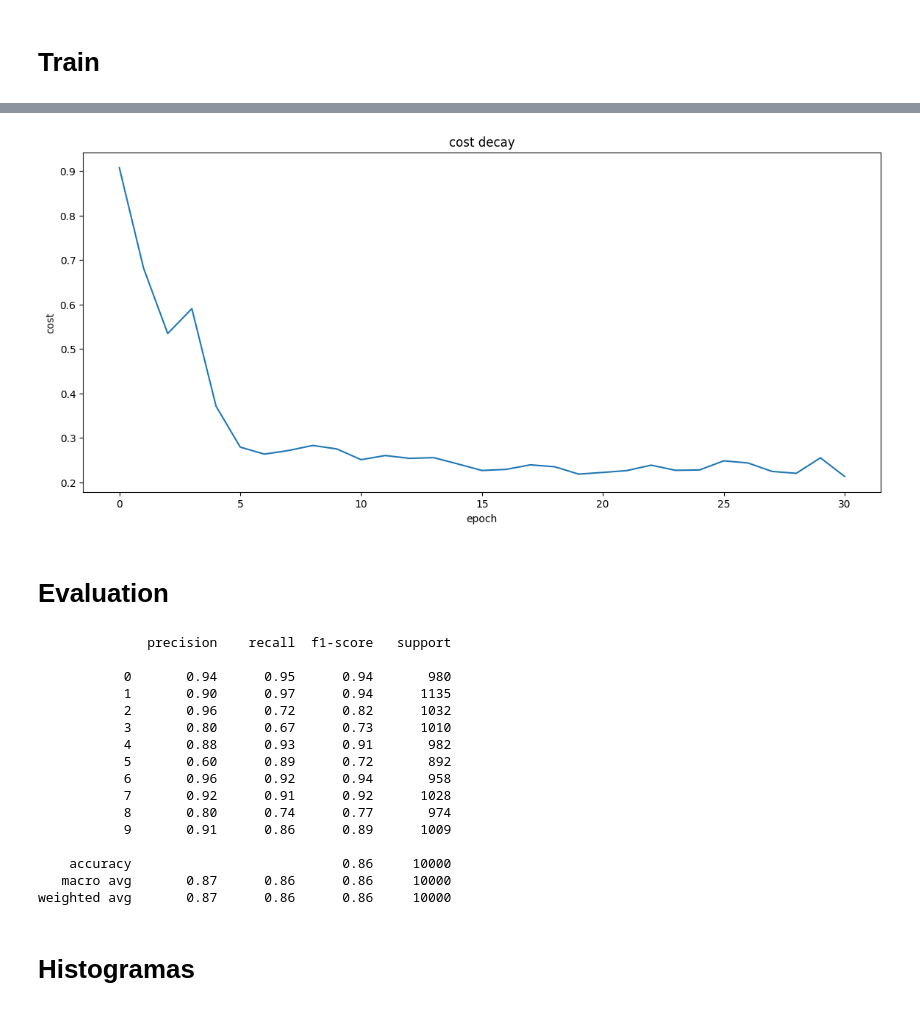
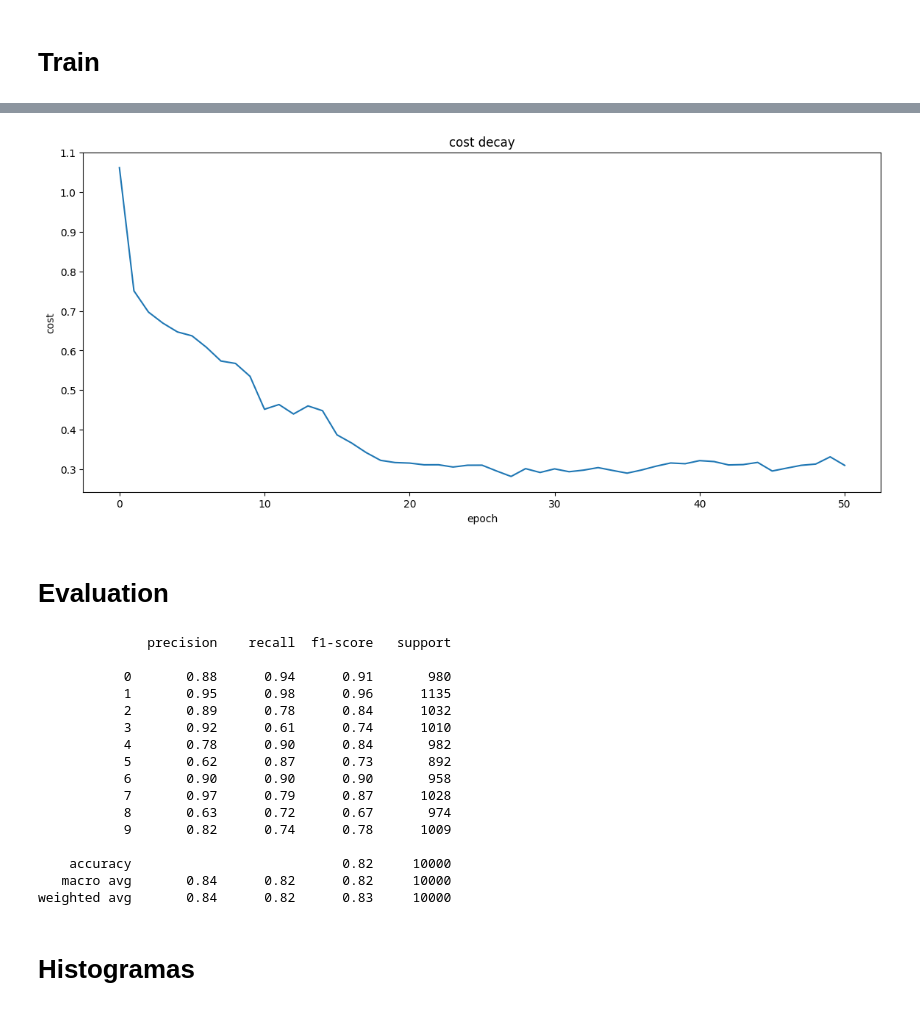
Before and after one commit to Erickllino/Neural_Network, a Jupyter notebook: MNIST.IPYNB, the cells around one changed output, grey strips where cells are left out. Saved outputs shown, nothing was run; the diff lists cells and outputs as text; code cells hidden in the pictures.

```diff
--- a/MNIST.IPYNB
+++ b/MNIST.IPYNB
@@ -87,7 +90,7 @@ def training( N_Epochs, model, loss_fn, opt  ):
 
     loss_list = []
 
-    for epoch in range(N_Epochs+1):
+    for epoch in tqdm(range(N_Epochs+1)):
         for xb, yb in train_dl:
 
             y_pred = model(xb.float())
@@ -99,7 +102,7 @@ def training( N_Epochs, model, loss_fn, opt  ):
             opt.step()
 
 
-        print(epoch, "loss=", loss.item())
+        #print(epoch, "loss=", loss.item())
         loss_list.append(loss.item())
 
 
@@ -108,14 +111,17 @@ def training( N_Epochs, model, loss_fn, opt  ):
     plt.plot(loss_list)
     plt.xlabel("epoch")
     plt.ylabel("cost")
+
+
+    return MLP_Model().L1.weight.detach()
 # %%
 model = MLP_Model()
 
-epochs = 30
+epochs = 50
 
 opt        = torch.optim.Adam( model.parameters(), lr=0.003 )
 
 loss_fn    = nn.CrossEntropyLoss()
 
-training(  epochs, model , loss_fn, opt  )
+weights_L1_a = training(  epochs, model , loss_fn, opt  )
 # %% [output]
@@ -139,4 +128,4 @@ training(  epochs, model , loss_fn, opt  )
-[figure, old version]
+[figure, new version]
 # %%
 #model = torch.load("MLP_Model.pt")
 # %% [markdown]
@@ -166,20 +155,20 @@ with torch.no_grad():
 # %% [output]
               precision    recall  f1-score   support
 
-           0       0.94      0.95      0.94       980
-           1       0.90      0.97      0.94      1135
-           2       0.96      0.72      0.82      1032
-           3       0.80      0.67      0.73      1010
-           4       0.88      0.93      0.91       982
-           5       0.60      0.89      0.72       892
-           6       0.96      0.92      0.94       958
-           7       0.92      0.91      0.92      1028
-           8       0.80      0.74      0.77       974
-           9       0.91      0.86      0.89      1009
+           0       0.88      0.94      0.91       980
+           1       0.95      0.98      0.96      1135
+           2       0.89      0.78      0.84      1032
+           3       0.92      0.61      0.74      1010
+           4       0.78      0.90      0.84       982
+           5       0.62      0.87      0.73       892
+           6       0.90      0.90      0.90       958
+           7       0.97      0.79      0.87      1028
+           8       0.63      0.72      0.67       974
+           9       0.82      0.74      0.78      1009
 
-    accuracy                           0.86     10000
-   macro avg       0.87      0.86      0.86     10000
-weighted avg       0.87      0.86      0.86     10000
+    accuracy                           0.82     10000
+   macro avg       0.84      0.82      0.82     10000
+weighted avg       0.84      0.82      0.83     10000
 # %% [markdown]
 # Histogramas
 # %% [markdown]
```
Also changed, not shown: parts of 7 cells of this notebook.
